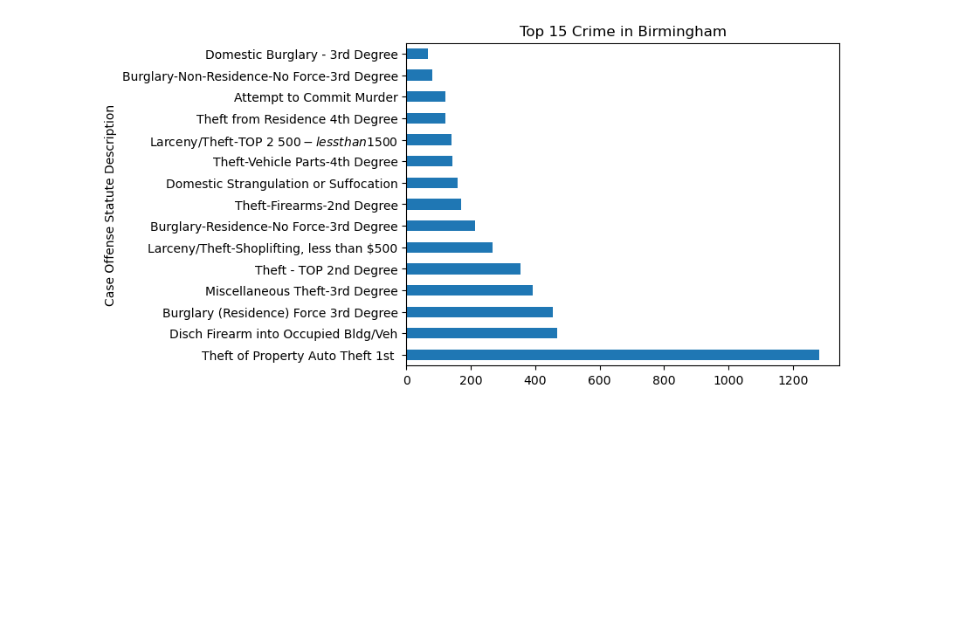
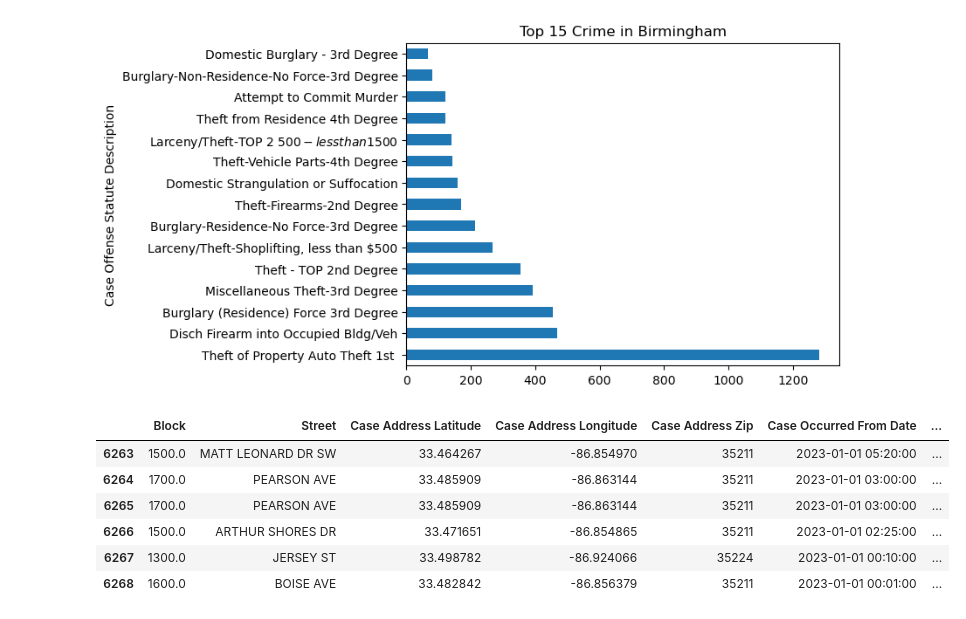
Before and after one commit to Uhuegbu23/crime_unemployment_data, a Jupyter notebook: notebooks/birmingham_crime.ipynb, the cells around one changed output. Saved outputs shown, nothing was run; the diff lists cells and outputs as text; code cells hidden in the pictures; blank space fills up the shorter version.

```diff
--- a/notebooks/birmingham_crime.ipynb
+++ b/notebooks/birmingham_crime.ipynb
@@ -268,3 +262,13 @@ top_15_crimes_in_birm.plot(kind="barh", title = "Top 15 Crime in Birmingham")
 # %% [output]
 <Axes: title={'center': 'Top 15 Crime in Birmingham'}, ylabel='Case Offense Statute Description'>
 [figure]
+# %%
+birm_crime_df.tail(6)
+# %% [output]
+|  | Block | Street | Case Address Latitude | Case Address Longitude | Case Address Zip | Case Occurred From Date | ... |
+| 6263 | 1500.0 | MATT LEONARD DR SW | 33.464267 | -86.854970 | 35211 | 2023-01-01 05:20:00 | ... |
+| 6264 | 1700.0 | PEARSON AVE | 33.485909 | -86.863144 | 35211 | 2023-01-01 03:00:00 | ... |
+| 6265 | 1700.0 | PEARSON AVE | 33.485909 | -86.863144 | 35211 | 2023-01-01 03:00:00 | ... |
+| 6266 | 1500.0 | ARTHUR SHORES DR | 33.471651 | -86.854865 | 35211 | 2023-01-01 02:25:00 | ... |
+| 6267 | 1300.0 | JERSEY ST | 33.498782 | -86.924066 | 35224 | 2023-01-01 00:10:00 | ... |
+| 6268 | 1600.0 | BOISE AVE | 33.482842 | -86.856379 | 35211 | 2023-01-01 00:01:00 | ... |
```
Also changed, not shown: parts of 6 cells of this notebook.
